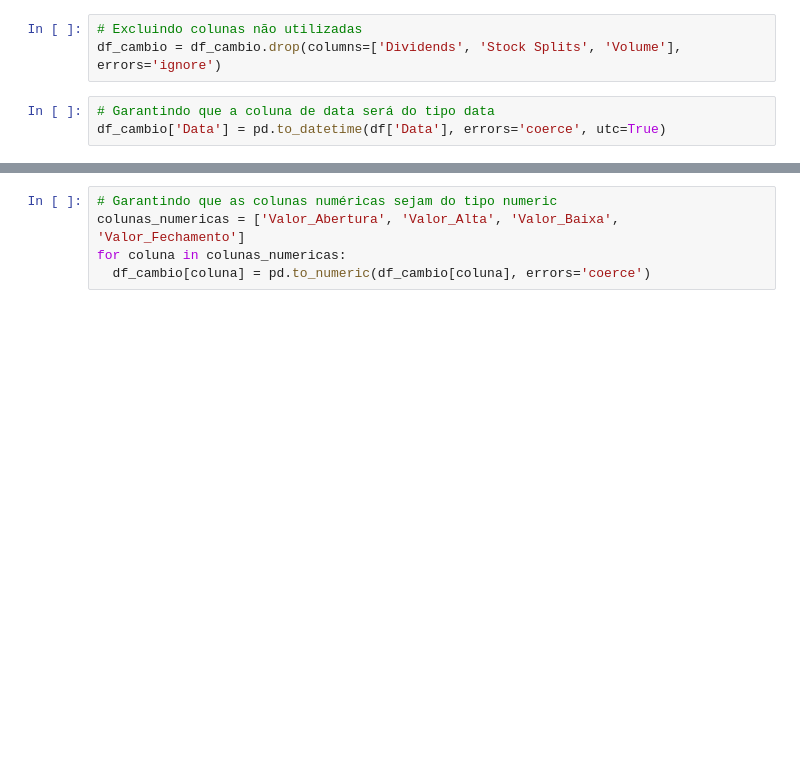
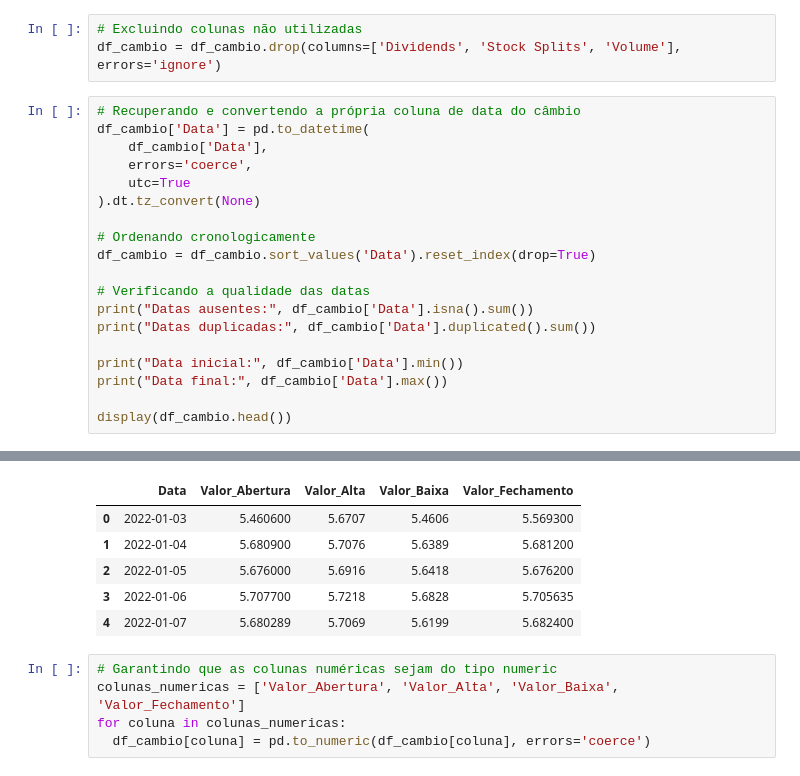
Before and after one commit to vitorjensen/Python_para_Analise_de_Dados, a Jupyter notebook: Projetos/Análise Exploratória de Combustível/Análise_Exploratória_de_Combustível.ipynb, the cells around one changed output, grey strips where cells are left out. Cells and saved outputs as stored; diff of their text form; blank space fills up the shorter version.

```diff
--- a/Projetos/Análise Exploratória de Combustível/Análise_Exploratória_de_Combustível.ipynb
+++ b/Projetos/Análise Exploratória de Combustível/Análise_Exploratória_de_Combustível.ipynb
@@ -790,6 +1229,23 @@ display(df_cambio)
 # %%
 # Excluindo colunas não utilizadas
 df_cambio = df_cambio.drop(columns=['Dividends', 'Stock Splits', 'Volume'], errors='ignore')
-# %%
-# Garantindo que a coluna de data será do tipo data
-df_cambio['Data'] = pd.to_datetime(df['Data'], errors='coerce', utc=True)
+# %%
+# Recuperando e convertendo a própria coluna de data do câmbio
+df_cambio['Data'] = pd.to_datetime(
+    df_cambio['Data'],
+    errors='coerce',
+    utc=True
+).dt.tz_convert(None)
+
+# Ordenando cronologicamente
+df_cambio = df_cambio.sort_values('Data').reset_index(drop=True)
+
+# Verificando a qualidade das datas
+print("Datas ausentes:", df_cambio['Data'].isna().sum())
+print("Datas duplicadas:", df_cambio['Data'].duplicated().sum())
+
+print("Data inicial:", df_cambio['Data'].min())
+print("Data final:", df_cambio['Data'].max())
+
+display(df_cambio.head())
+# %% [output]
@@ -796,3 +1256,9 @@ df_cambio['Data'] = pd.to_datetime(df['Data'], errors='coerce', utc=True)
+|  | Data | Valor_Abertura | Valor_Alta | Valor_Baixa | Valor_Fechamento |
+| 0 | 2022-01-03 | 5.460600 | 5.6707 | 5.4606 | 5.569300 |
+| 1 | 2022-01-04 | 5.680900 | 5.7076 | 5.6389 | 5.681200 |
+| 2 | 2022-01-05 | 5.676000 | 5.6916 | 5.6418 | 5.676200 |
+| 3 | 2022-01-06 | 5.707700 | 5.7218 | 5.6828 | 5.705635 |
+| 4 | 2022-01-07 | 5.680289 | 5.7069 | 5.6199 | 5.682400 |
 # %%
 # Garantindo que as colunas numéricas sejam do tipo numeric
 colunas_numericas = ['Valor_Abertura', 'Valor_Alta', 'Valor_Baixa', 'Valor_Fechamento']
```
Also changed, not shown: parts of 50 cells of this notebook.
